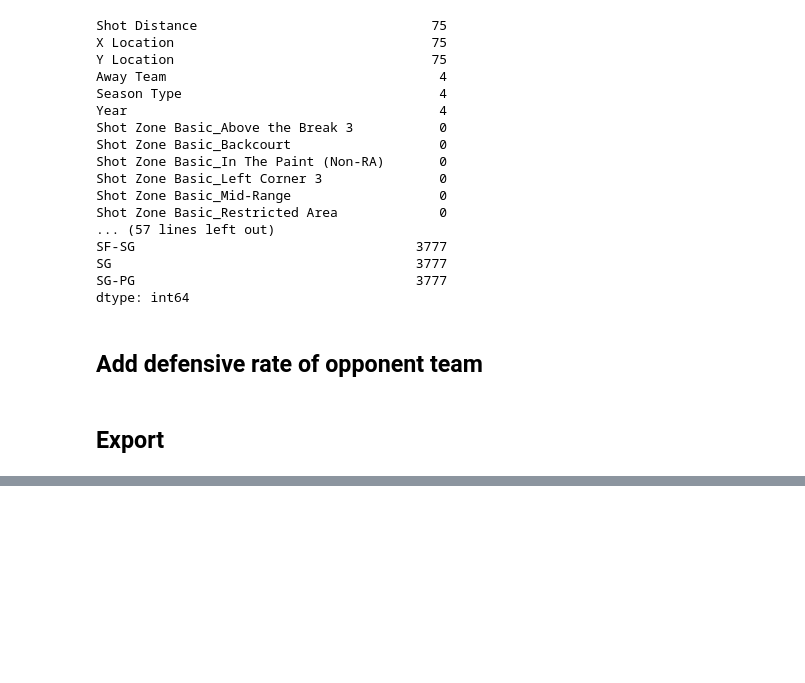
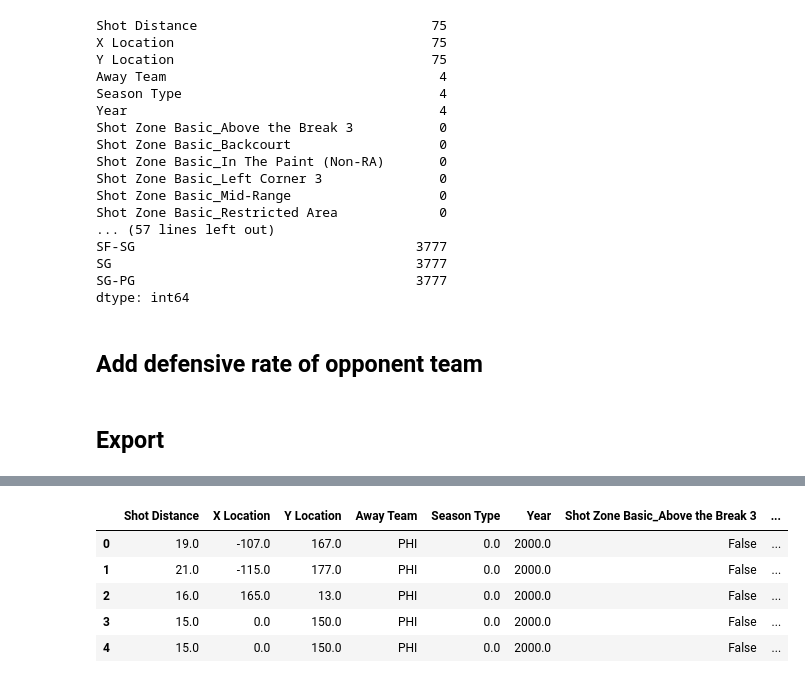
Before and after one commit to DataScientest-Studio/fev24_cds_nba1, a Jupyter notebook: notebooks/3.0-merge_datasets.ipynb, the cells around one changed output, grey strips where cells are left out. Drawn from its saved outputs; the diff is of its cells as text; code cells hidden in the pictures; blank space fills up the shorter version.

```diff
--- a/notebooks/3.0-merge_datasets.ipynb
+++ b/notebooks/3.0-merge_datasets.ipynb
@@ -255,0 +298,15 @@ data.to_csv('../data/processed/all_shots-v4.csv')
+# %%
+# pourcentage of free throws made per player
+free_throws = shots[shots.free_throw==True]
+pct_free_throw = free_throws.groupby(['PLAYER1_NAME', 'Year']).agg({"target":"mean"}).reset_index()
+pct_free_throw.rename({"target":"PCT_FREE_THROW"}, axis=1, inplace=True)
+
+# merge data to the final DF
+shots = pd.merge(left=shots, right=pct_free_throw, how='left', on=["PLAYER1_NAME", "Year"])
+
+# replace the PCT_AREA with PCT FREE THROW and drop column
+shots.loc[shots.free_throw==True, 'PCT_AREA'] = shots.loc[shots.free_throw==True, 'PCT_FREE_THROW']
+shots.drop("PCT_FREE_THROW", axis=1, inplace=True)
+
+# replace NA in PCT_PREV_ACTION with the mean
+shots.PCT_PREV_ACTION.fillna(shots.PCT_PREV_ACTION.mean(), inplace=True)
@@ -255,0 +315,2 @@ data.to_csv('../data/processed/all_shots-v4.csv')
+# %%
+shots['YEARS_EXP'] = shots['Year']-shots['year_start']
@@ -255,0 +319,9 @@ data.to_csv('../data/processed/all_shots-v4.csv')
+# %%
+shots.head()
+# %% [output]
+|  | Shot Distance | X Location | Y Location | Away Team | Season Type | Year | Shot Zone Basic_Above the Break 3 | ... |
+| 0 | 19.0 | -107.0 | 167.0 | PHI | 0.0 | 2000.0 | False | ... |
+| 1 | 21.0 | -115.0 | 177.0 | PHI | 0.0 | 2000.0 | False | ... |
+| 2 | 16.0 | 165.0 | 13.0 | PHI | 0.0 | 2000.0 | False | ... |
+| 3 | 15.0 | 0.0 | 150.0 | PHI | 0.0 | 2000.0 | False | ... |
+| 4 | 15.0 | 0.0 | 150.0 | PHI | 0.0 | 2000.0 | False | ... |
```
Also changed, not shown: parts of 5 cells of this notebook, 6 other files.
